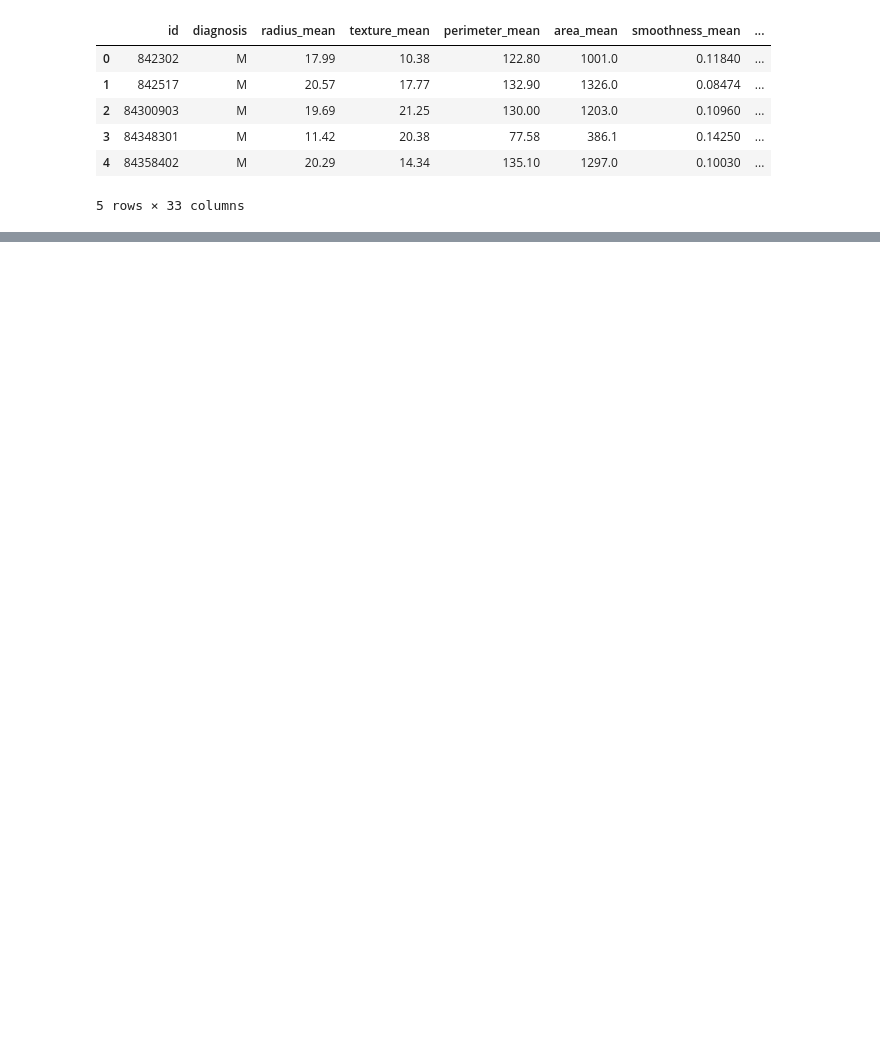
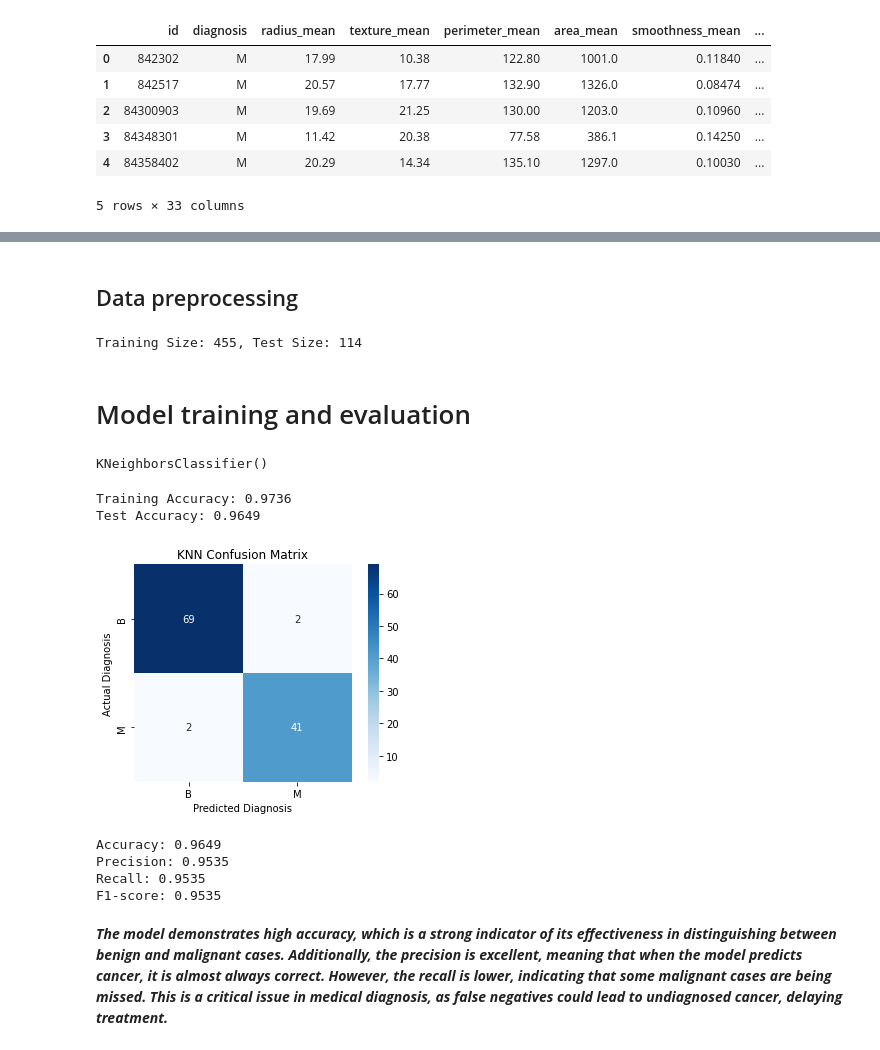
Before and after one commit to MichalWronskiMW/ML-training, a Jupyter notebook: Breast Cancer/Breast Cancer.ipynb, the cells around one changed output, grey strips where cells are left out. Saved outputs shown, nothing was run; the diff lists cells and outputs as text; code cells hidden in the pictures; blank space fills up the shorter version.

Commit message:
EDA and fitting initial KNN model

```diff
--- a/Breast Cancer/Breast Cancer.ipynb
+++ b/Breast Cancer/Breast Cancer.ipynb
@@ -13,0 +154,67 @@ df.head()
+# %% [markdown]
+## Data preprocessing
+# %%
+X = df.drop('diagnosis', axis=1)
+y = df['diagnosis']
+# %%
+# Splitting data into training and test sets
+X_train, X_test, y_train, y_test = train_test_split(X, y, test_size=0.2, random_state=42)
+print(f"Training Size: {X_train.shape[0]}, Test Size: {X_test.shape[0]}")
+# %% [output]
+Training Size: 455, Test Size: 114
+# %%
+# Standardization
+scaler = StandardScaler()
+X_train_std = scaler.fit_transform(X_train)
+X_test_std = scaler.transform(X_test)
+# %% [markdown]
+# Model training and evaluation
+# %%
+# Training KNN model
+knn = KNeighborsClassifier()
+knn.fit(X_train_std, y_train)
+# %% [output]
+KNeighborsClassifier()
+# %%
+# Model performance
+train_score = knn.score(X_train_std, y_train)
+test_score = knn.score(X_test_std, y_test)
+print(f"Training Accuracy: {train_score:.4f}")
+print(f"Test Accuracy: {test_score:.4f}")
+# %% [output]
+Training Accuracy: 0.9736
+Test Accuracy: 0.9649
+# %%
+# Confusion Matrix
+knn_confusion = confusion_matrix(y_test, knn.predict(X_test_std))
+sns.heatmap(knn_confusion, cmap="Blues", annot=True, fmt="g", square=True,
+            xticklabels=["B", "M"], yticklabels=["B", "M"])
+plt.xlabel('Predicted Diagnosis')
+plt.ylabel('Actual Diagnosis')
+plt.title('KNN Confusion Matrix')
+plt.show()
+# %% [output]
+[figure, added]
+# %%
+# Evaluation Metrics
+accuracy = accuracy_score(y_test, knn.predict(X_test_std))
+precision = precision_score(y_test, knn.predict(X_test_std))
+recall = recall_score(y_test, knn.predict(X_test_std))
+f1 = f1_score(y_test, knn.predict(X_test_std))
+
+print(f"Accuracy: {accuracy:.4f}")
+print(f"Precision: {precision:.4f}")
+print(f"Recall: {recall:.4f}")
+print(f"F1-score: {f1:.4f}")
+# %% [output]
+Accuracy: 0.9649
+Precision: 0.9535
+Recall: 0.9535
+F1-score: 0.9535
+# %% [markdown]
+<b><i>
+The model demonstrates high accuracy, which is a strong indicator of its effectiveness in distinguishing between benign and malignant cases.
+Additionally, the precision is excellent, meaning that when the model predicts cancer, it is almost always correct.
+However, the recall is lower, indicating that some malignant cases are being missed.
+This is a critical issue in medical diagnosis, as false negatives could lead to undiagnosed cancer, delaying treatment.
+</b></i>
```
Also changed, not shown: parts of 16 cells of this notebook.
